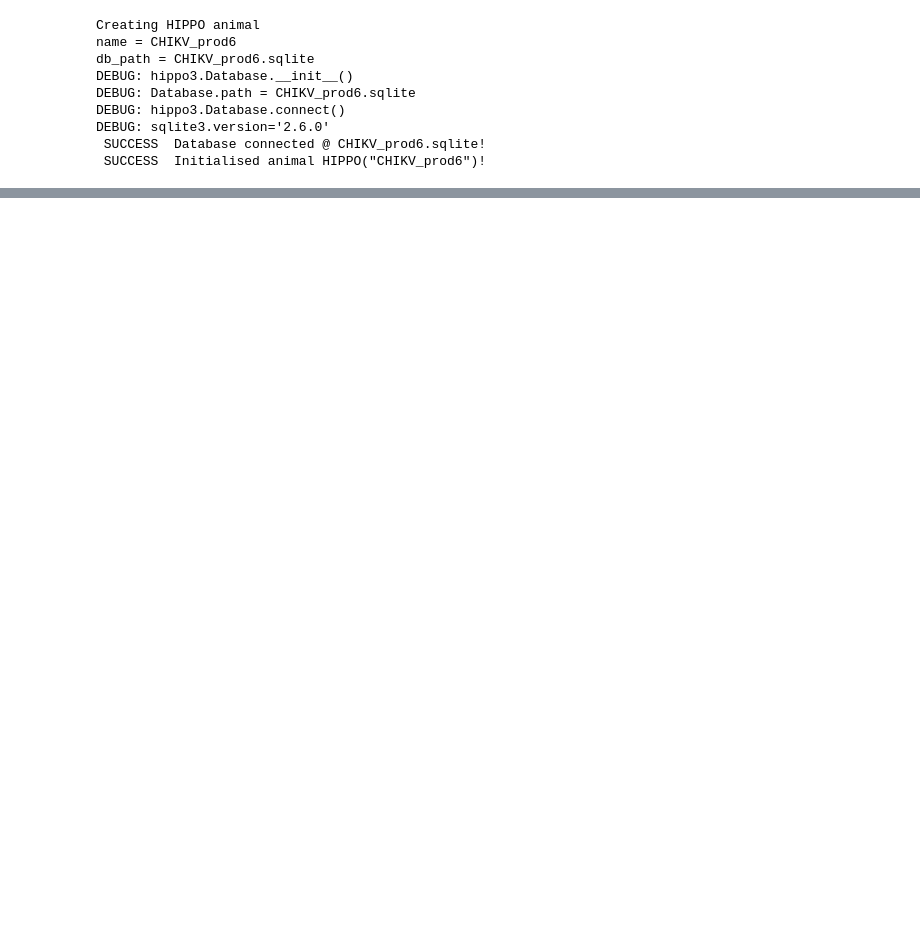
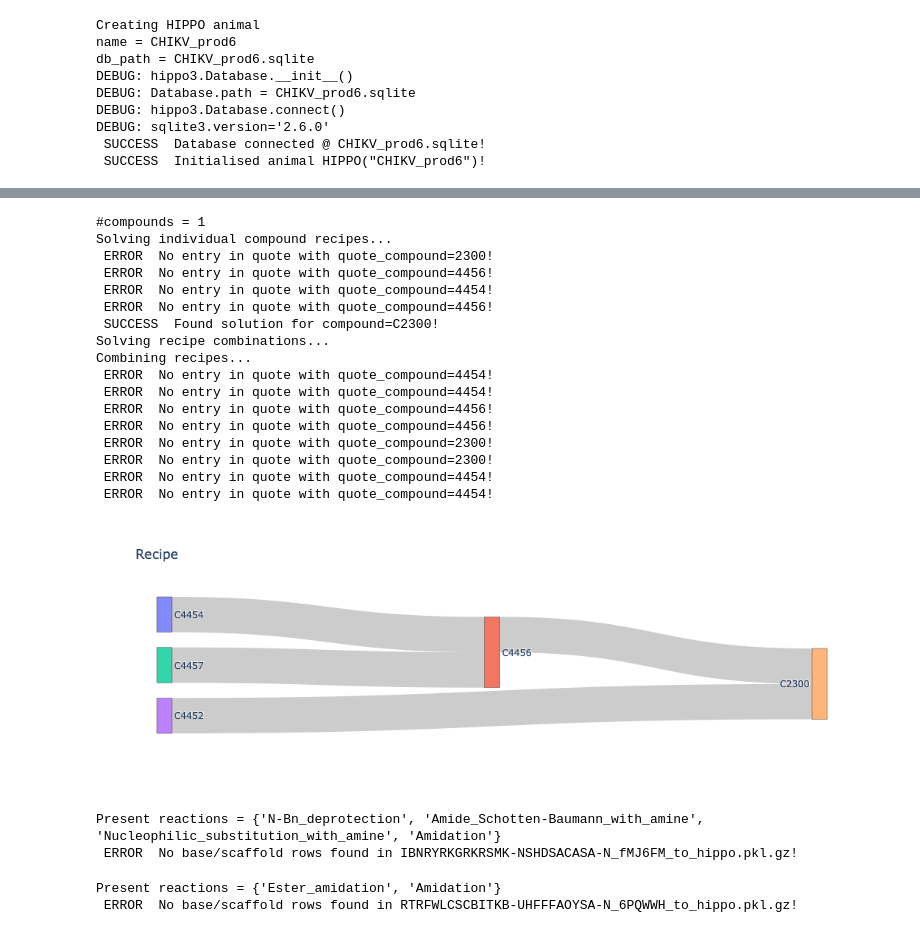
Before and after one commit to mwinokan/CHIKV_HIPPO, a Jupyter notebook: hippo_prod/prod6_starting_recipe.ipynb, the cells around one changed output, grey strips where cells are left out. Saved outputs shown, nothing was run; the diff lists cells and outputs as text; code cells hidden in the pictures; blank space fills up the shorter version.

```diff
--- a/hippo_prod/prod6_starting_recipe.ipynb
+++ b/hippo_prod/prod6_starting_recipe.ipynb
@@ -169,0 +285,32 @@ P6236 c0892a False
+# %%
+animal.compounds['WLFMTZKZYACXSW-UHFFFAOYSA-N'].get_recipes()[0].sankey()
+# %% [output]
+#compounds = 1
+Solving individual compound recipes...
+ ERROR  No entry in quote with quote_compound=2300!
+ ERROR  No entry in quote with quote_compound=4456!
+ ERROR  No entry in quote with quote_compound=4454!
+ ERROR  No entry in quote with quote_compound=4456!
+ SUCCESS  Found solution for compound=C2300!
+Solving recipe combinations...
+Combining recipes...
+ ERROR  No entry in quote with quote_compound=4454!
+ ERROR  No entry in quote with quote_compound=4454!
+ ERROR  No entry in quote with quote_compound=4456!
+ ERROR  No entry in quote with quote_compound=4456!
+ ERROR  No entry in quote with quote_compound=2300!
+ ERROR  No entry in quote with quote_compound=2300!
+ ERROR  No entry in quote with quote_compound=4454!
+ ERROR  No entry in quote with quote_compound=4454!
+[figure, added]
+# %%
+df = animal.add_syndirella_elabs('/opt/xchem-fragalysis-2/kfieseler/CHIKV-Mac/IBNRYRKGRKRSMK-NSHDSACASA-N/IBNRYRKGRKRSMK-NSHDSACASA-N_fMJ6FM_to_hippo.pkl.gz')
+# df = animal.add_syndirella_elabs('/opt/xchem-fragalysis-2/kfieseler/CHIKV-Mac/RTRFWLCSCBITKB-UHFFFAOYSA-N/RTRFWLCSCBITKB-UHFFFAOYSA-N_6PQWWH_to_hippo.pkl.gz')
+# %% [output]
+Present reactions = {'N-Bn_deprotection', 'Amide_Schotten-Baumann_with_amine', 'Nucleophilic_substitution_with_amine', 'Amidation'}
+ ERROR  No base/scaffold rows found in IBNRYRKGRKRSMK-NSHDSACASA-N_fMJ6FM_to_hippo.pkl.gz!
+# %%
+df = animal.add_syndirella_elabs('/opt/xchem-fragalysis-2/kfieseler/CHIKV-Mac/RTRFWLCSCBITKB-UHFFFAOYSA-N/RTRFWLCSCBITKB-UHFFFAOYSA-N_6PQWWH_to_hippo.pkl.gz')
+# %% [output]
+Present reactions = {'Ester_amidation', 'Amidation'}
+ ERROR  No base/scaffold rows found in RTRFWLCSCBITKB-UHFFFAOYSA-N_6PQWWH_to_hippo.pkl.gz!
```
Also changed, not shown: parts of 34 cells of this notebook, 9 other files.
